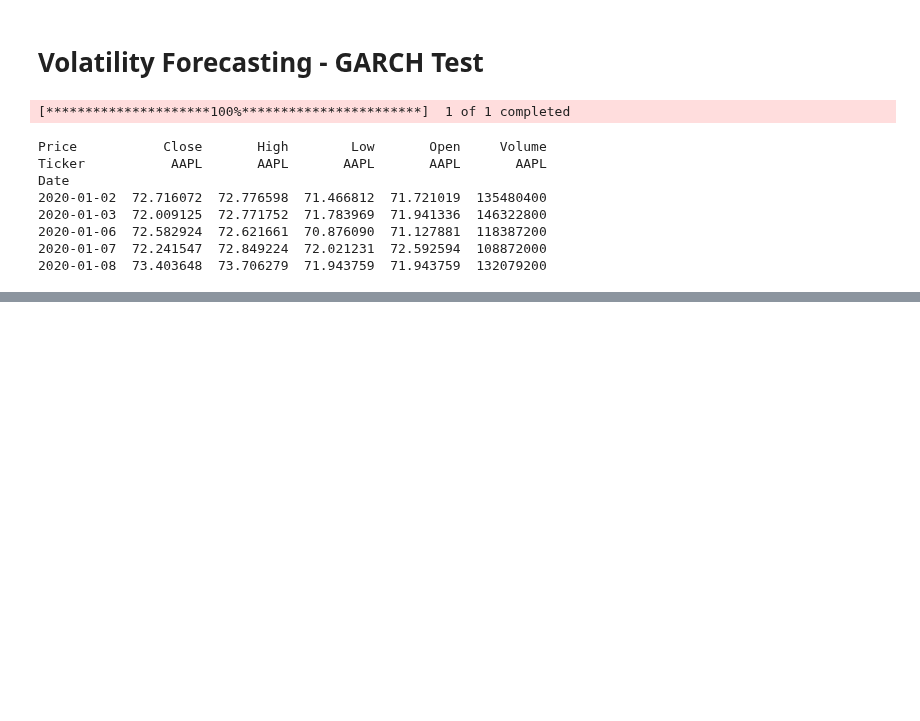
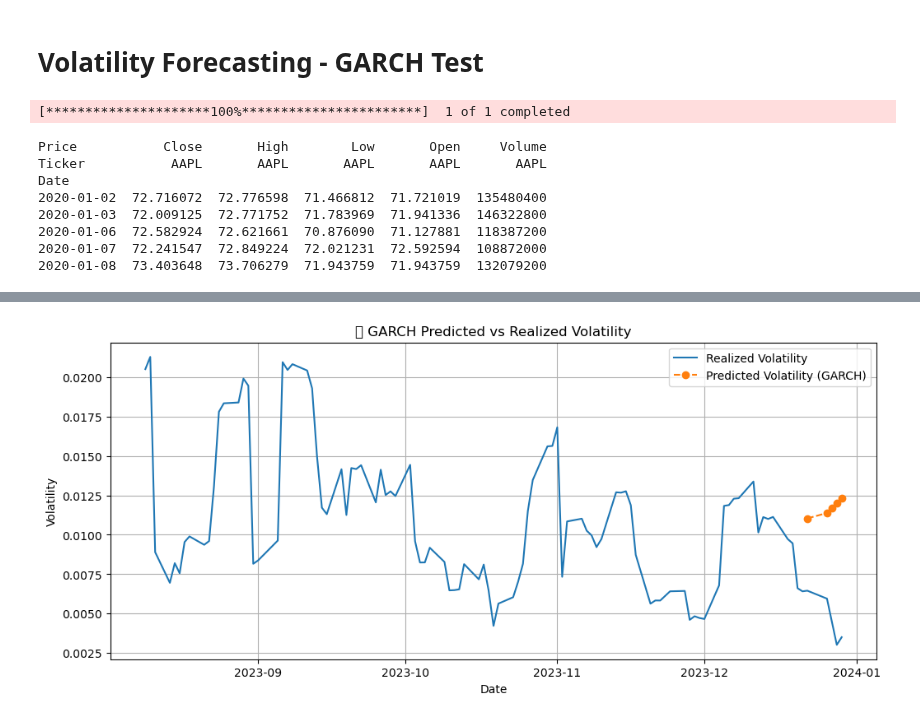
Before and after one commit to vanshdiora21/projects, a Jupyter notebook: volatility_forecasting_model/notebooks/volatility_forecast.ipynb, the cells around one changed output, grey strips where cells are left out. Saved outputs shown, nothing was run; the diff lists cells and outputs as text; code cells hidden in the pictures; blank space fills up the shorter version.

```diff
--- a/volatility_forecasting_model/notebooks/volatility_forecast.ipynb
+++ b/volatility_forecasting_model/notebooks/volatility_forecast.ipynb
@@ -51,0 +47,24 @@ KeyError: 'Adj Close'
+# %%
+ticker = 'AAPL'
+start_date = '2020-01-01'
+end_date = '2023-12-31'
+
+data = yf.download(ticker, start=start_date, end=end_date)
+
+# Step 3: Compute log returns
+adj_close = data[('Close', ticker)]  # Adjust this if using MultiIndex
+data['Log Return'] = np.log(adj_close / adj_close.shift(1))
+data = data.dropna()
+
+# Step 4: Fit GARCH(1,1) model
+model = arch_model(data['Log Return'], vol='Garch', p=1, q=1)
+garch_result = model.fit(disp='off')
+
+# Step 5: Forecast next 5-day volatility
+vol_forecast = garch_result.forecast(horizon=5)
+np_vol = np.sqrt(vol_forecast.variance.values[-1])
+
+# Display summary and forecast
+print(garch_result.summary())
+print("📉 5-day forecasted volatility:")
+print(np_vol)
@@ -51,0 +98,18 @@ KeyError: 'Adj Close'
+# %%
+# Step 4: Validate predicted volatility against realized volatility
+
+# Calculate realized volatility (rolling std of log returns)
+realized_vol = log_returns.rolling(window=5).std()
+
+# Plot predicted vs realized volatility
+plt.figure(figsize=(12, 5))
+plt.plot(realized_vol.index[-100:], realized_vol[-100:], label='Realized Volatility')
+plt.plot(realized_vol.index[-5:], np_vol, label='Predicted Volatility (GARCH)', marker='o', linestyle='--')
+plt.title("📊 GARCH Predicted vs Realized Volatility")
+plt.ylabel("Volatility")
+plt.xlabel("Date")
+plt.legend()
+plt.grid(True)
+plt.show()
+# %% [output]
+[figure, added]
```
Also changed, not shown: parts of 3 cells of this notebook.
